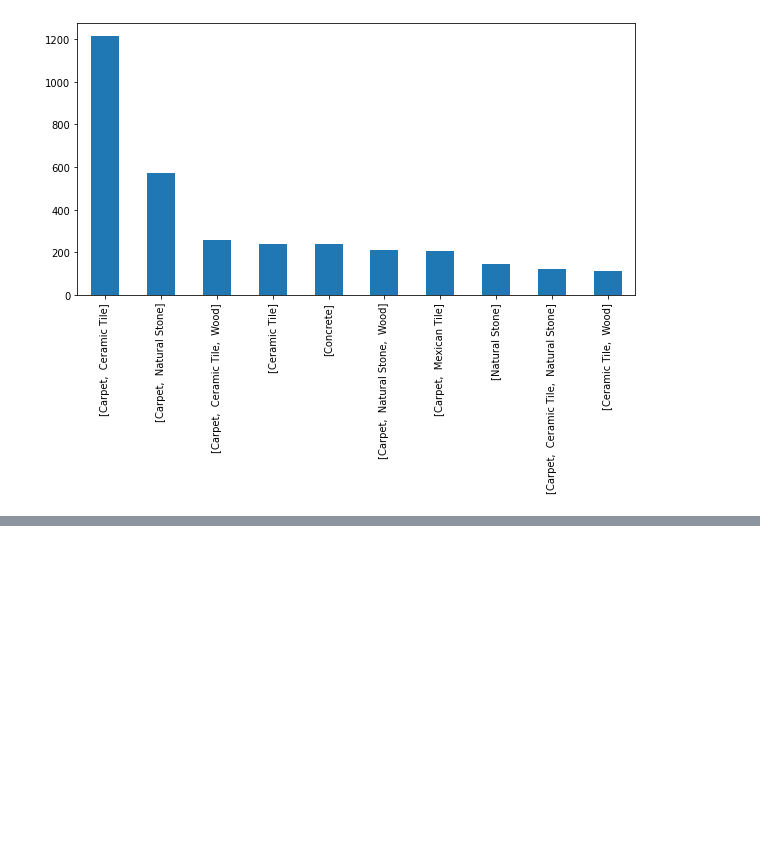
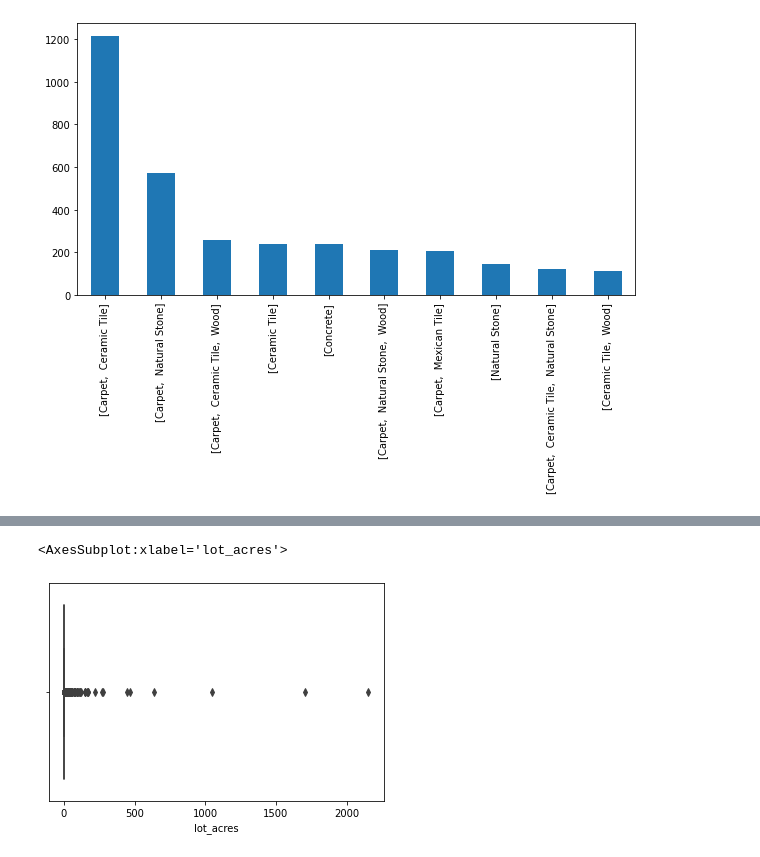
Before and after one commit to sunjorkey/EIT2, a Jupyter notebook: raw_house_data3_.ipynb, the cells around one changed output, grey strips where cells are left out. Cells and saved outputs as stored; diff of their text form; code cells hidden in the pictures; blank space fills up the shorter version.

```diff
--- a/raw_house_data3_.ipynb
+++ b/raw_house_data3_.ipynb
@@ -354,0 +358,5 @@ house_df.floor_covering.value_counts().nlargest(10).plot(kind='bar',figsize=(10,
+# %%
+sns.boxplot(x=house_df['lot_acres'])
+# %% [output]
+<AxesSubplot:xlabel='lot_acres'>
+[figure, added]
```
Also changed, not shown: parts of 4 cells of this notebook.
